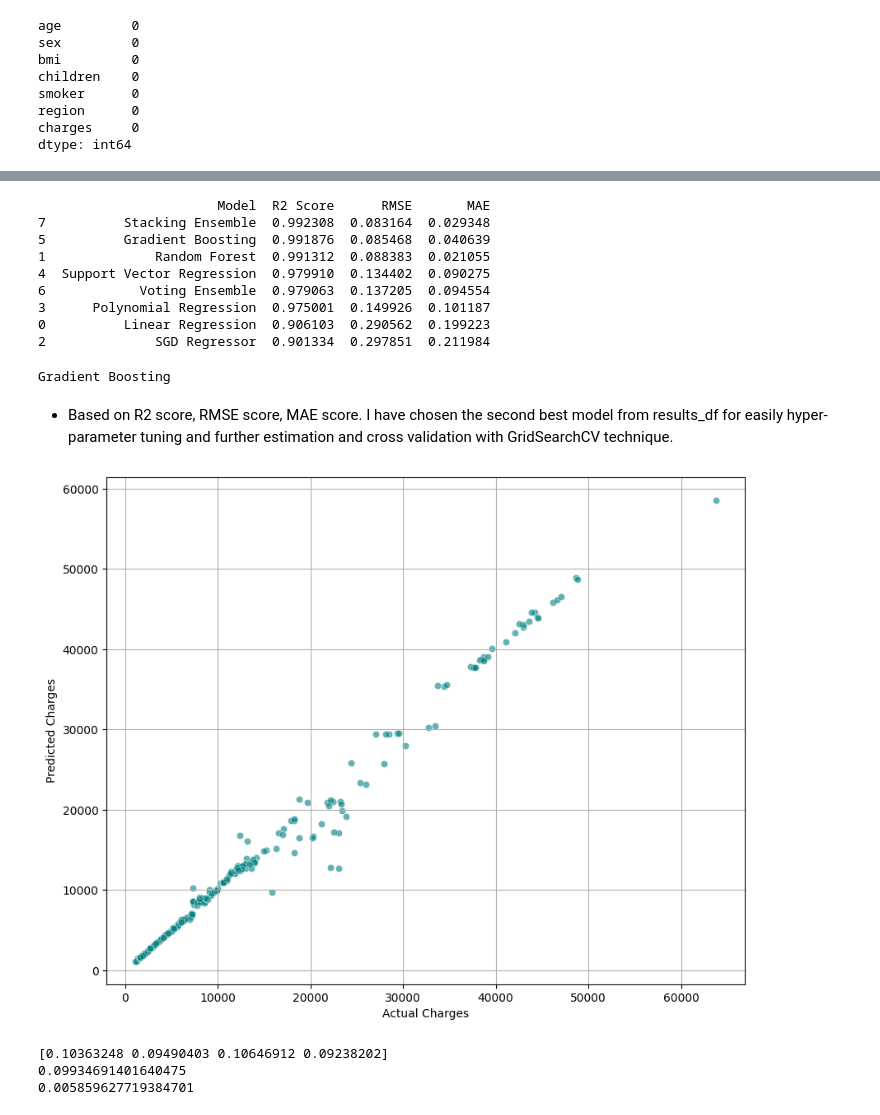
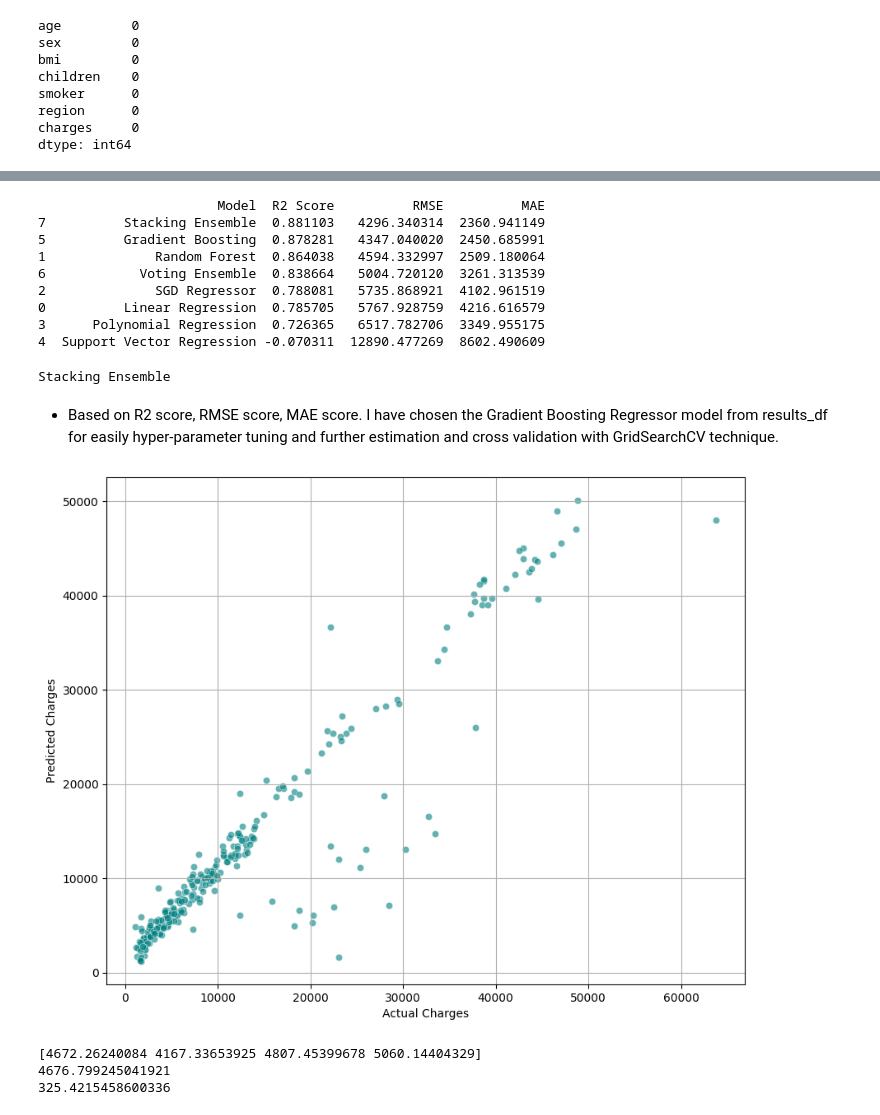
Before and after one commit to asadaladil/PHITRON_Resources, a Jupyter notebook: Exams/6. AL-ML/2. Machine Learning Course/4. Final Exam/ML_Final_Exam.ipynb, the cells around one changed output, grey strips where cells are left out. Saved outputs shown, nothing was run; the diff lists cells and outputs as text; code cells hidden in the pictures.

```diff
--- a/Exams/6. AL-ML/2. Machine Learning Course/4. Final Exam/ML_Final_Exam.ipynb
+++ b/Exams/6. AL-ML/2. Machine Learning Course/4. Final Exam/ML_Final_Exam.ipynb
@@ -50,7 +50,7 @@ X=df.drop('charges',axis=1)
 y=df['charges']
 
 
-# 1. Feature Engineering:
+# i) Feature Engineering:
 def age_group(age):
     if age<18:
         return 'Child'
@@ -61,31 +61,21 @@ def age_group(age):
 
 
 X['age_group']=X['age'].apply(age_group)
-
-determiner=y.min()*100/y.max()
-Median=y.median()
-Mean=y.mean()
+determiner=y.sum()/(df.shape[0]*df.shape[1])
 
 def income(i):
-  if i<Mean:
-    return i*(np.ceil(determiner)+0.2)
-  elif i<Median:
-    return i*np.ceil(determiner)
-  elif (i>Mean and i<Median) or (i>Median and i<Mean):
-    return i*determiner
-  else:
-    return i*(np.floor(determiner)+0.2)
+  return i*determiner+y.mean()
 
-X['income']=y.apply(income)
+X['income']=X['bmi'].apply(income)+X['children']*1500
 
 # numeric and categorical splitting
 numeric=X.select_dtypes(include=['int64', 'float64']).columns
 categorical=X.select_dtypes(include=['object']).columns
 
 
-# 2. Missing value handling (Numeric and categorical)
-# 3. Scaling (Numeric)
-# 4. Encoding (Categorical)
+# ii) Missing value handling (Numeric and categorical)
+# iii) Scaling (Numeric)
+# iv) Encoding (Categorical)
 numeric_X=Pipeline(
     steps=[
           ('imputer',SimpleImputer(strategy='mean')),
@@ -99,10 +89,10 @@ categorical_X=Pipeline(
           ]
     )
 
-# 5. Outlier handing
-y=np.log(y)
+# v) Outlier handing
+X['income']=np.log(X['income'])
 
-# Preprocessing:
+# 2. Preprocessing:
 
 preprocessor=ColumnTransformer(
     transformers=[
@@ -132,7 +120,7 @@ rfr_model=RandomForestRegressor(n_estimators=100,random_state=42)
 lr_model=LinearRegression()
 sgd_model=SGDRegressor(max_iter=1000,random_state=42)
 poly_model=Pipeline([
-    ('poly',PolynomialFeatures(degree=2)),
+    ('poly',PolynomialFeatures(degree=3)),
     ('model',lr_model)
 ])
 svr_model=SVR(kernel='rbf')
@@ -179,7 +167,7 @@ models={
 
 }
 # %%
-#Finding best model
+# 3. Finding best model
 
 result=[]
 for name,model in models.items():
@@ -208,24 +196,24 @@ results_df=pd.DataFrame(result).sort_values("R2 Score",ascending=False)
 
 print(results_df)
 # %% [output]
-                       Model  R2 Score      RMSE       MAE
-7          Stacking Ensemble  0.992308  0.083164  0.029348
-5          Gradient Boosting  0.991876  0.085468  0.040639
-1              Random Forest  0.991312  0.088383  0.021055
-4  Support Vector Regression  0.979910  0.134402  0.090275
-6            Voting Ensemble  0.979063  0.137205  0.094554
-3      Polynomial Regression  0.975001  0.149926  0.101187
-0          Linear Regression  0.906103  0.290562  0.199223
-2              SGD Regressor  0.901334  0.297851  0.211984
+                       Model  R2 Score          RMSE          MAE
+7          Stacking Ensemble  0.881103   4296.340314  2360.941149
+5          Gradient Boosting  0.878281   4347.040020  2450.685991
+1              Random Forest  0.864038   4594.332997  2509.180064
+6            Voting Ensemble  0.838664   5004.720120  3261.313539
+2              SGD Regressor  0.788081   5735.868921  4102.961519
+0          Linear Regression  0.785705   5767.928759  4216.616579
+3      Polynomial Regression  0.726365   6517.782706  3349.955175
+4  Support Vector Regression -0.070311  12890.477269  8602.490609
 # %%
-# Best Model
+# 4. Best Model
 
-best_model_name=results_df.iloc[1]['Model']
+best_model_name=results_df.iloc[0]['Model']
 best_model_obj=models[best_model_name]
 
 print(best_model_name)
 # %% [output]
-Gradient Boosting
+Stacking Ensemble
 # %% [markdown]
-- Based on R2 score, RMSE score, MAE score. I have chosen the second best model from results_df for easily hyper-parameter tuning and further estimation and cross validation with GridSearchCV technique.
+- Based on R2 score, RMSE score, MAE score. I have chosen the Gradient Boosting Regressor model from results_df for easily hyper-parameter tuning and further estimation and cross validation with GridSearchCV technique.
 # %%
@@ -239,19 +228,19 @@ y_pred=final_model.predict(X_test)
 # %%
 #plot Actual vs predicted
 
 plt.figure(figsize=(10,8))
 
-sns.scatterplot(x=np.exp(y_test),y=np.exp(y_pred),alpha=0.6,color='teal')
+sns.scatterplot(x=y_test,y=y_pred,alpha=0.6,color='teal')
 
 plt.xlabel("Actual Charges")
 plt.ylabel("Predicted Charges")
 
 plt.grid(True)
 plt.show()
 # %% [output]
-[figure, old version]
+[figure, new version]
 # %%
-# Cross Validation
+# 6. Cross Validation
 cv_scores=cross_val_score(final_model,X_train,y_train,cv=4,scoring='neg_mean_squared_error',n_jobs=-1)
 cv_rmse=np.sqrt(-cv_scores)
 
@@ -259,8 +248,8 @@ print(cv_rmse)
 print(cv_rmse.mean())
 print(cv_rmse.std())
 # %% [output]
-[0.10363248 0.09490403 0.10646912 0.09238202]
-0.09934691401640475
-0.005859627719384701
+[4672.26240084 4167.33653925 4807.45399678 5060.14404329]
+4676.799245041921
+325.4215458600336
 # %%
 # comparison between predict and actual max, min
```
Also changed, not shown: parts of 7 cells of this notebook, 2 other files.
